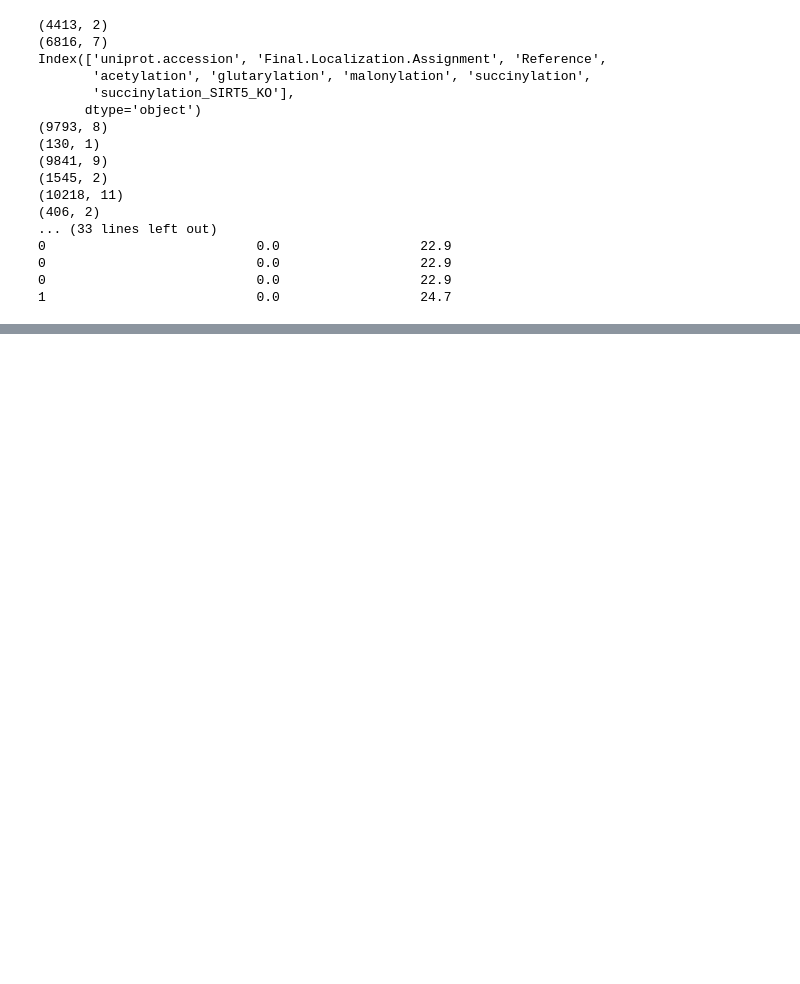
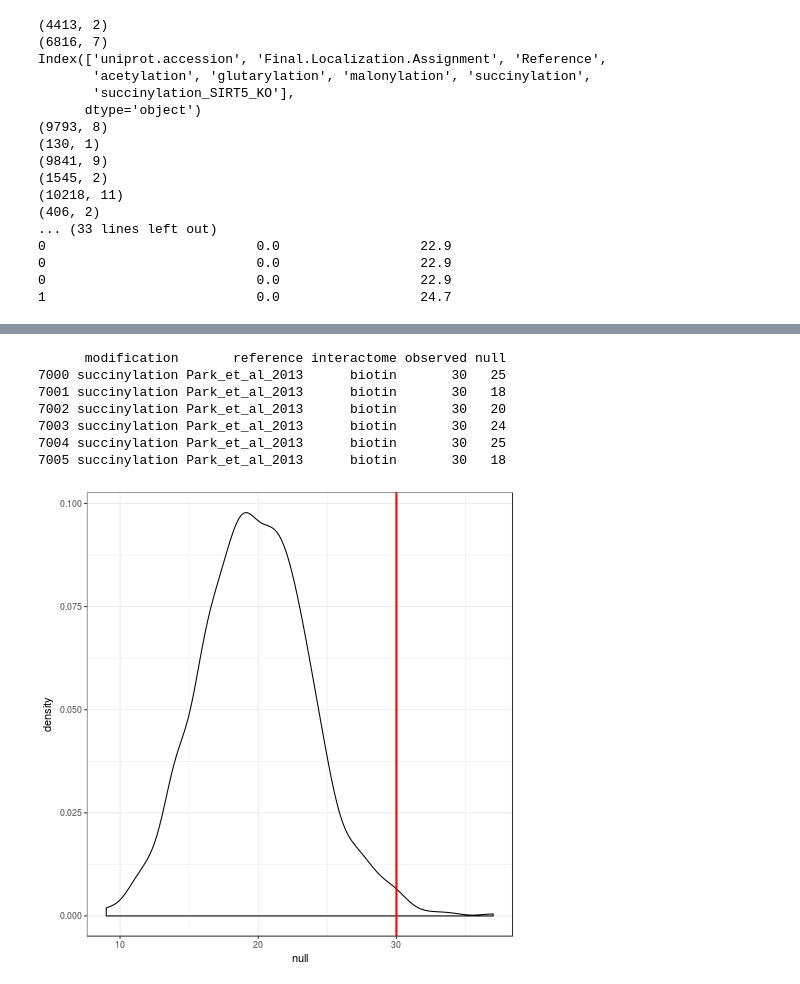
Before and after one commit to TomSmithCGAT/Lysine_mod, a Jupyter notebook: notebooks/Cadherin_enrichment.ipynb, the cells around one changed output, grey strips where cells are left out. Cells and saved outputs as stored; diff of their text form; code cells hidden in the pictures; blank space fills up the shorter version.

```diff
--- a/notebooks/Cadherin_enrichment.ipynb
+++ b/notebooks/Cadherin_enrichment.ipynb
@@ -296,0 +348,6 @@ Index: []
+# %%
+def countOccurance(df, proteins):
+    return sum(df.index.isin(proteins))
+# %%
+tmp_df = lysine_protein_study_df[lysine_protein_study_df['Reference']=='Sadhukhan_et_al_2016']
+print(tmp_df.shape)
@@ -296,0 +456,13 @@ Index: []
+# %%
+header = ["modification", "reference", "interactome", "p-value", "iterations",
+          "observations", "cases", "null_mean", "null_std"]
+empirical_p_df = pd.DataFrame.from_records(rows, columns=header)
+
+header = ["modification", "reference", "interactome", "observed", "null"]
+iterations_df = pd.DataFrame.from_records(rows2, columns=header)
+print(empirical_p_df.head())
+print(iterations_df.head())
+
+tmp_df = iterations_df[iterations_df['modification']=='succinylation']
+tmp_df = tmp_df[tmp_df['reference']=="Park_et_al_2013"]
+tmp_df = tmp_df[tmp_df['interactome']=="biotin"]
@@ -296,0 +474,19 @@ Index: []
+# %%
+%%R -i tmp_df
+library(ggplot2)
+
+print(head(tmp_df))
+p = ggplot(tmp_df, aes(null)) + geom_density() + theme_bw() +
+geom_vline(xintercept = tmp_df$observed[1], color='red', size=1)
+
+
+print(p)
+# %% [output]
+      modification       reference interactome observed null
+7000 succinylation Park_et_al_2013      biotin       30   25
+7001 succinylation Park_et_al_2013      biotin       30   18
+7002 succinylation Park_et_al_2013      biotin       30   20
+7003 succinylation Park_et_al_2013      biotin       30   24
+7004 succinylation Park_et_al_2013      biotin       30   25
+7005 succinylation Park_et_al_2013      biotin       30   18
+[figure, added]
```
Also changed, not shown: parts of 18 cells of this notebook.
